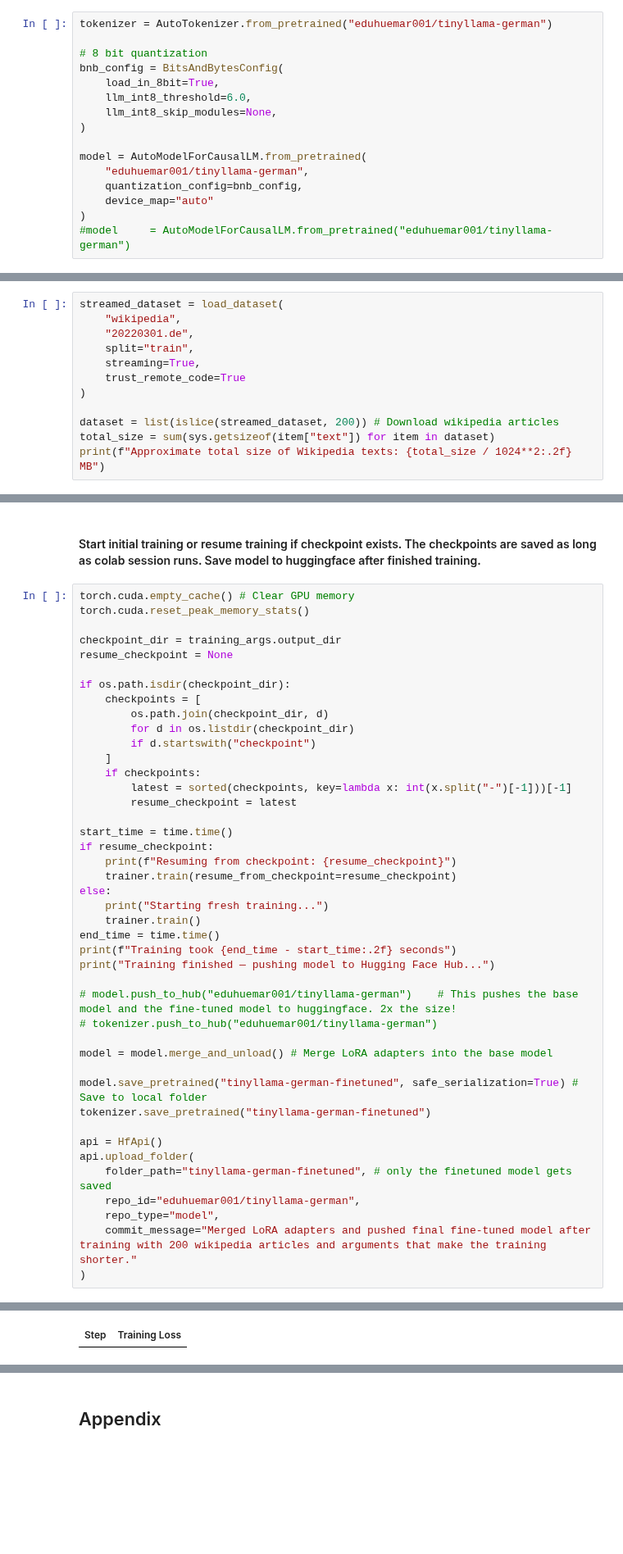
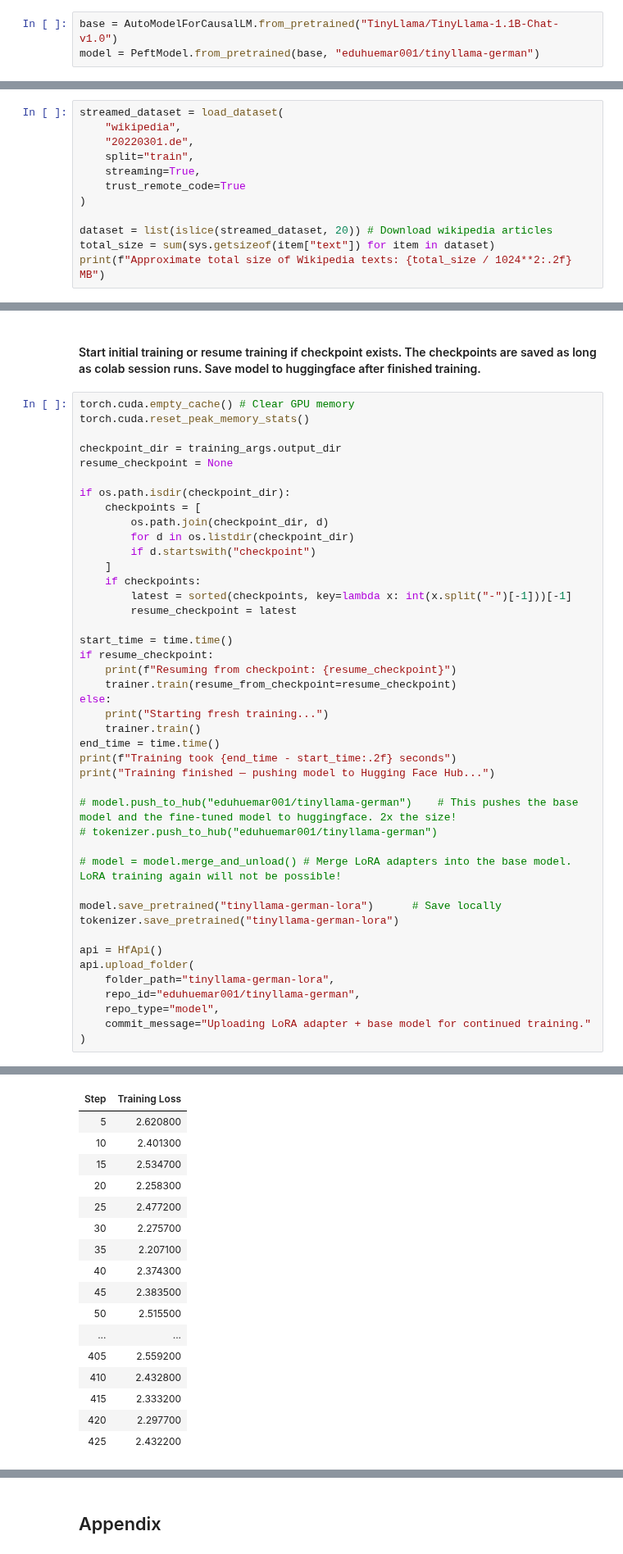
Before and after one commit to eduhuemar001/llm-finetuning, a Jupyter notebook: finetune_tinyllama.ipynb, the cells around one changed output, grey strips where cells are left out. Shown at 82% size. Cells and saved outputs as stored; diff of their text form; blank space fills up the shorter version.

Commit message:
Fixed lora setup

```diff
--- a/finetune_tinyllama.ipynb
+++ b/finetune_tinyllama.ipynb
@@ -68,21 +83,8 @@ trainable params: 1,126,400 || all params: 1,101,174,784 || trainable%: 0.1023
 # %% [markdown]
 #### Load fine-tuned model
 # %%
-tokenizer = AutoTokenizer.from_pretrained("eduhuemar001/tinyllama-german")
-
-# 8 bit quantization
-bnb_config = BitsAndBytesConfig(
-    load_in_8bit=True,
-    llm_int8_threshold=6.0,
-    llm_int8_skip_modules=None,
-)
-
-model = AutoModelForCausalLM.from_pretrained(
-    "eduhuemar001/tinyllama-german",
-    quantization_config=bnb_config,
-    device_map="auto"
-)
-#model     = AutoModelForCausalLM.from_pretrained("eduhuemar001/tinyllama-german")
+base = AutoModelForCausalLM.from_pretrained("TinyLlama/TinyLlama-1.1B-Chat-v1.0")
+model = PeftModel.from_pretrained(base, "eduhuemar001/tinyllama-german")
 # %% [output]
 The secret `HF_TOKEN` does not exist in your Colab secrets.
 To authenticate with the Hugging Face Hub, create a token in your settings tab (https://huggingface.co/settings/tokens), set it as secret in your Google Colab and restart your session.
@@ -100,7 +102,7 @@ streamed_dataset = load_dataset(
     trust_remote_code=True
 )
 
-dataset = list(islice(streamed_dataset, 200)) # Download wikipedia articles
+dataset = list(islice(streamed_dataset, 20)) # Download wikipedia articles
 total_size = sum(sys.getsizeof(item["text"]) for item in dataset)
 print(f"Approximate total size of Wikipedia texts: {total_size / 1024**2:.2f} MB")
 # %% [output]
@@ -206,17 +208,17 @@ print("Training finished — pushing model to Hugging Face Hub...")
 # model.push_to_hub("eduhuemar001/tinyllama-german")    # This pushes the base model and the fine-tuned model to huggingface. 2x the size!
 # tokenizer.push_to_hub("eduhuemar001/tinyllama-german")
 
-model = model.merge_and_unload() # Merge LoRA adapters into the base model
+# model = model.merge_and_unload() # Merge LoRA adapters into the base model. LoRA training again will not be possible!
 
-model.save_pretrained("tinyllama-german-finetuned", safe_serialization=True) # Save to local folder
-tokenizer.save_pretrained("tinyllama-german-finetuned")
+model.save_pretrained("tinyllama-german-lora")      # Save locally
+tokenizer.save_pretrained("tinyllama-german-lora")
 
 api = HfApi()
 api.upload_folder(
-    folder_path="tinyllama-german-finetuned", # only the finetuned model gets saved
+    folder_path="tinyllama-german-lora",
     repo_id="eduhuemar001/tinyllama-german",
     repo_type="model",
-    commit_message="Merged LoRA adapters and pushed final fine-tuned model after training with 200 wikipedia articles and arguments that make the training shorter."
+    commit_message="Uploading LoRA adapter + base model for continued training."
 )
 # %% [output]
 Starting fresh training...
@@ -224 +226,17 @@ Starting fresh training...
 | Step | Training Loss |
+| 5 | 2.620800 |
+| 10 | 2.401300 |
+| 15 | 2.534700 |
+| 20 | 2.258300 |
+| 25 | 2.477200 |
+| 30 | 2.275700 |
+| 35 | 2.207100 |
+| 40 | 2.374300 |
+| 45 | 2.383500 |
+| 50 | 2.515500 |
+| ... | ... |
+| 405 | 2.559200 |
+| 410 | 2.432800 |
+| 415 | 2.333200 |
+| 420 | 2.297700 |
+| 425 | 2.432200 |
```
Also changed, not shown: parts of 5 cells of this notebook.
